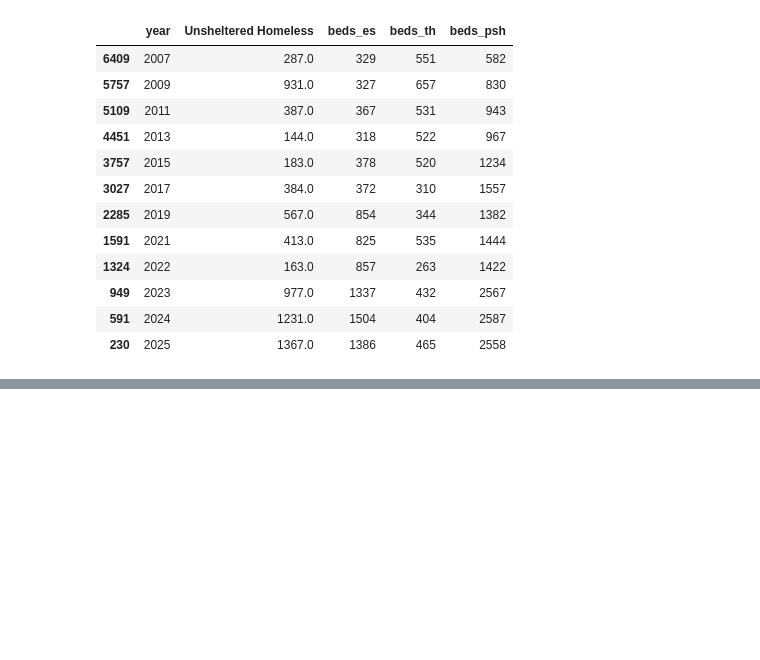
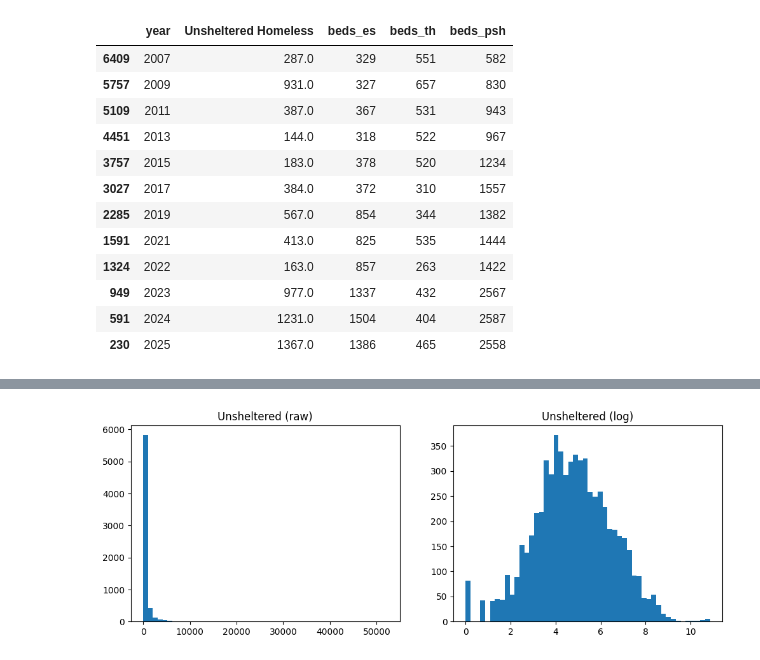
Before and after one commit to hmsealy/Capstone-Data-science-Class-, a Jupyter notebook: homeless.ipynb, the cells around one changed output, grey strips where cells are left out. Drawn from its saved outputs; the diff is of its cells as text; code cells hidden in the pictures; blank space fills up the shorter version.

```diff
--- a/homeless.ipynb
+++ b/homeless.ipynb
@@ -725,0 +739,14 @@ df.to_csv(folder + 'merged_clean.csv', index=False)
+# %%
+fig, axes = plt.subplots(1, 2, figsize=(12, 4))
+
+# Left: raw counts. Expect a tall bar near 0 and a long tail to the right.
+axes[0].hist(df['Unsheltered Homeless'], bins=50)
+axes[0].set_title('Unsheltered (raw)')
+
+# Right: log scale. np.log1p(x) = log(x + 1), so regions with 0 don't break it.
+axes[1].hist(np.log1p(df['Unsheltered Homeless']), bins=50)
+axes[1].set_title('Unsheltered (log)')
+
+plt.show()
+# %% [output]
+[figure, added]
```
Also changed, not shown: parts of 5 cells of this notebook.
